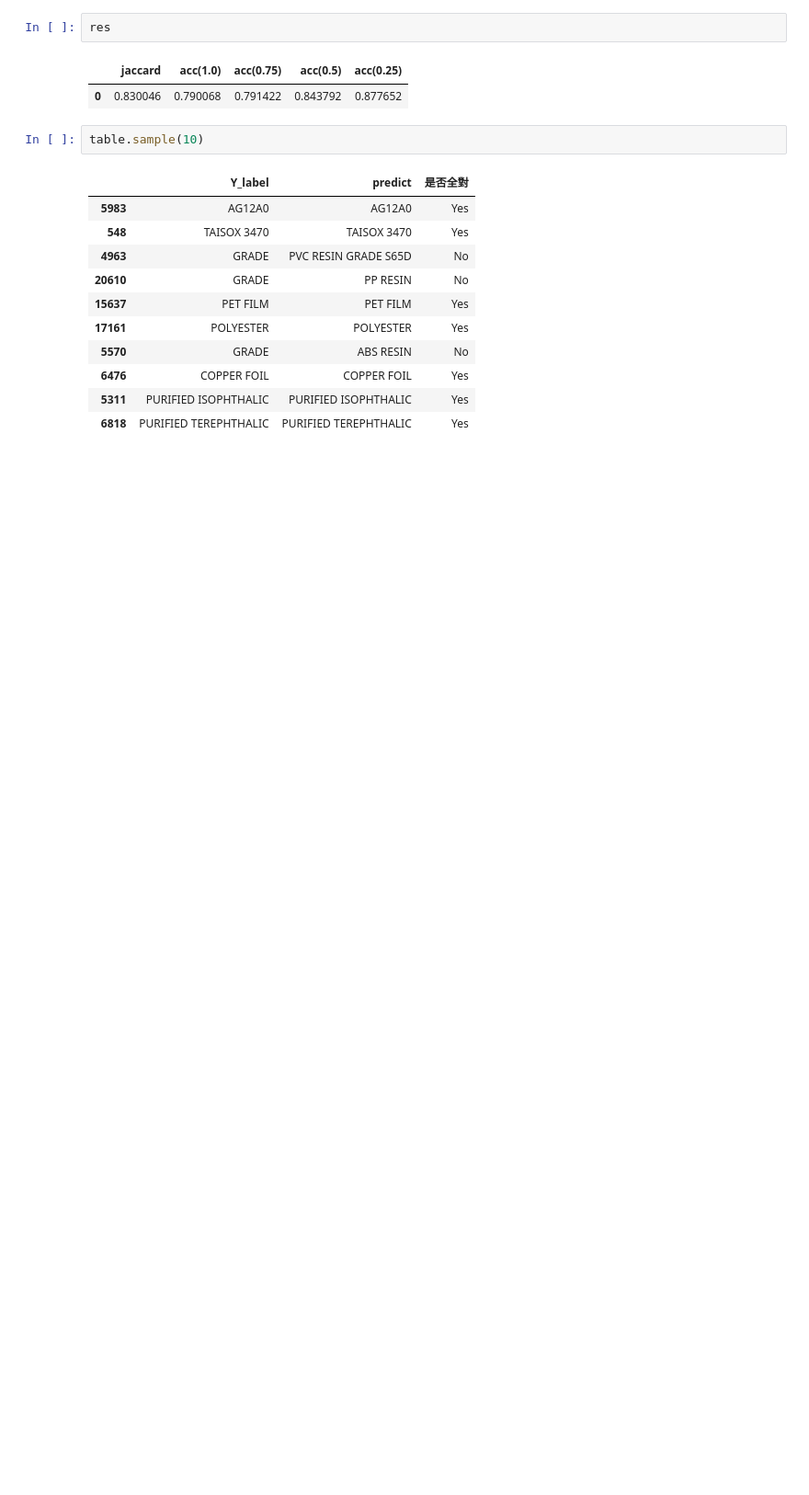
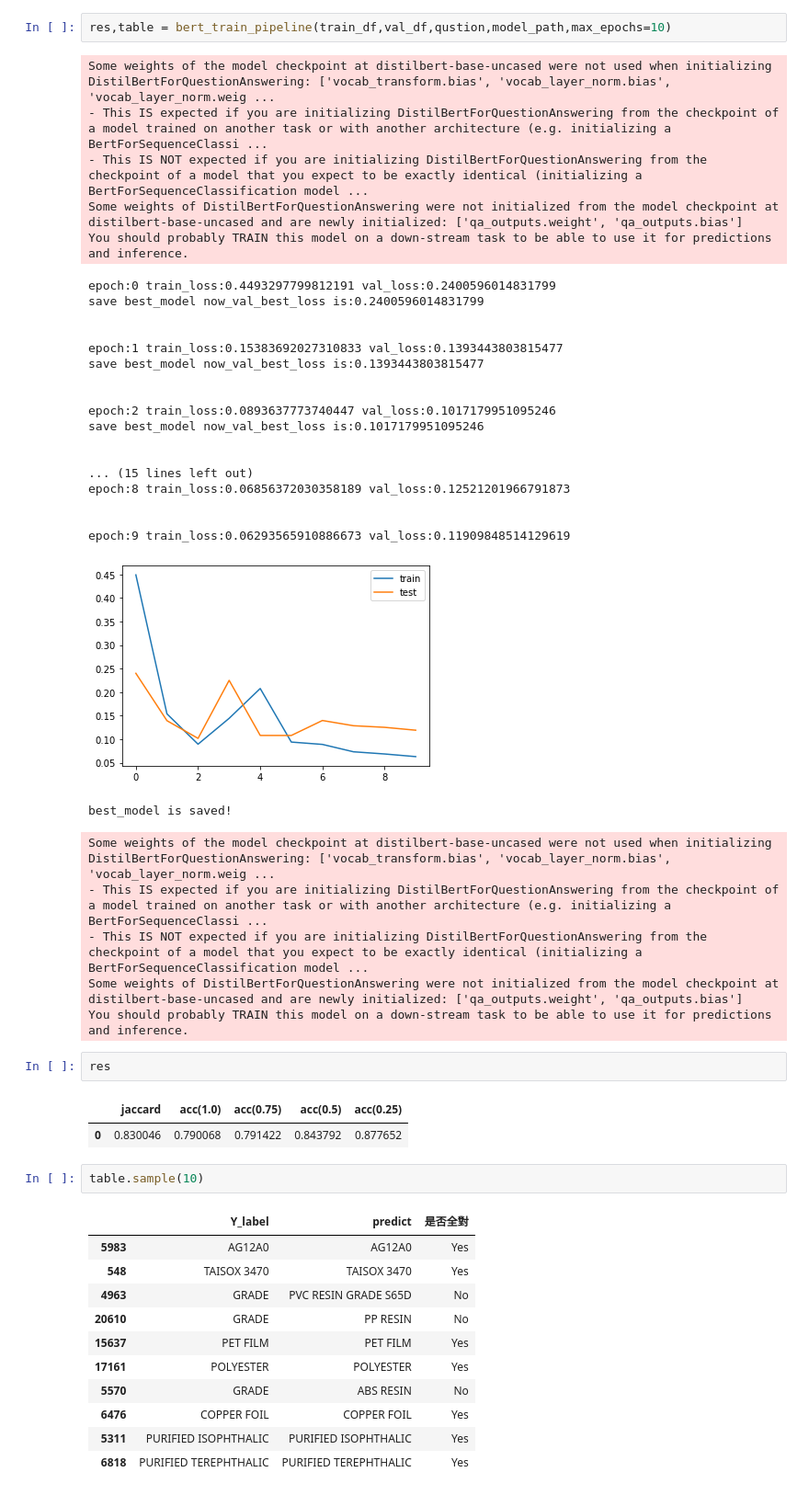
Before and after one commit to skywalker0803r/Letter-of-Credit-Intelligent-Auxiliary-Semantic-Analysis-System, a Jupyter notebook: notebook/產品bert訓練.ipynb, the cells around one changed output. Shown at 92% size. Saved outputs shown, nothing was run; the diff lists cells and outputs as text; blank space fills up the shorter version.

```diff
--- a/notebook/產品bert訓練.ipynb
+++ b/notebook/產品bert訓練.ipynb
@@ -39,3 +16,35 @@ You should probably TRAIN this model on a down-stream task to be able to use it
+# %%
+res,table = bert_train_pipeline(train_df,val_df,qustion,model_path,max_epochs=10)
+# %% [output]
+Some weights of the model checkpoint at distilbert-base-uncased were not used when initializing DistilBertForQuestionAnswering: ['vocab_transform.bias', 'vocab_layer_norm.bias', 'vocab_layer_norm.weig ...
+- This IS expected if you are initializing DistilBertForQuestionAnswering from the checkpoint of a model trained on another task or with another architecture (e.g. initializing a BertForSequenceClassi ...
+- This IS NOT expected if you are initializing DistilBertForQuestionAnswering from the checkpoint of a model that you expect to be exactly identical (initializing a BertForSequenceClassification model ...
+Some weights of DistilBertForQuestionAnswering were not initialized from the model checkpoint at distilbert-base-uncased and are newly initialized: ['qa_outputs.weight', 'qa_outputs.bias']
+You should probably TRAIN this model on a down-stream task to be able to use it for predictions and inference.
+epoch:0 train_loss:0.4493297799812191 val_loss:0.2400596014831799
+save best_model now_val_best_loss is:0.2400596014831799
+
+
+epoch:1 train_loss:0.15383692027310833 val_loss:0.1393443803815477
+save best_model now_val_best_loss is:0.1393443803815477
+
+
+epoch:2 train_loss:0.0893637773740447 val_loss:0.1017179951095246
+save best_model now_val_best_loss is:0.1017179951095246
+
+
+... (15 lines left out)
+epoch:8 train_loss:0.06856372030358189 val_loss:0.12521201966791873
+
+
+epoch:9 train_loss:0.06293565910886673 val_loss:0.11909848514129619
+[figure, added]
+best_model is saved!
+Some weights of the model checkpoint at distilbert-base-uncased were not used when initializing DistilBertForQuestionAnswering: ['vocab_transform.bias', 'vocab_layer_norm.bias', 'vocab_layer_norm.weig ...
+- This IS expected if you are initializing DistilBertForQuestionAnswering from the checkpoint of a model trained on another task or with another architecture (e.g. initializing a BertForSequenceClassi ...
+- This IS NOT expected if you are initializing DistilBertForQuestionAnswering from the checkpoint of a model that you expect to be exactly identical (initializing a BertForSequenceClassification model ...
+Some weights of DistilBertForQuestionAnswering were not initialized from the model checkpoint at distilbert-base-uncased and are newly initialized: ['qa_outputs.weight', 'qa_outputs.bias']
+You should probably TRAIN this model on a down-stream task to be able to use it for predictions and inference.
 # %%
 res
 # %% [output]
```
Also changed, not shown: parts of 1 cell of this notebook.
